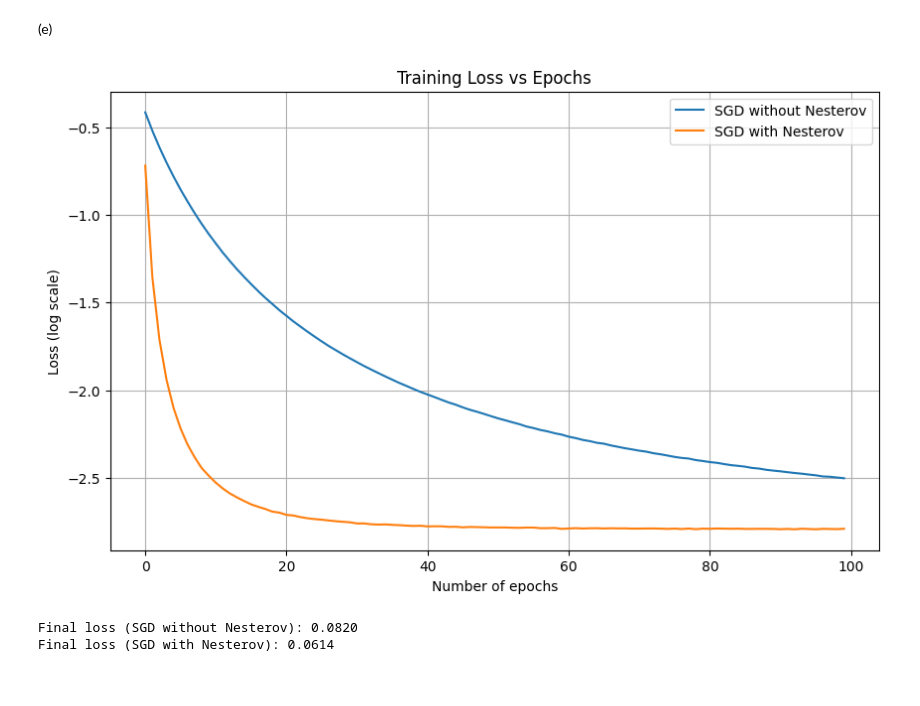
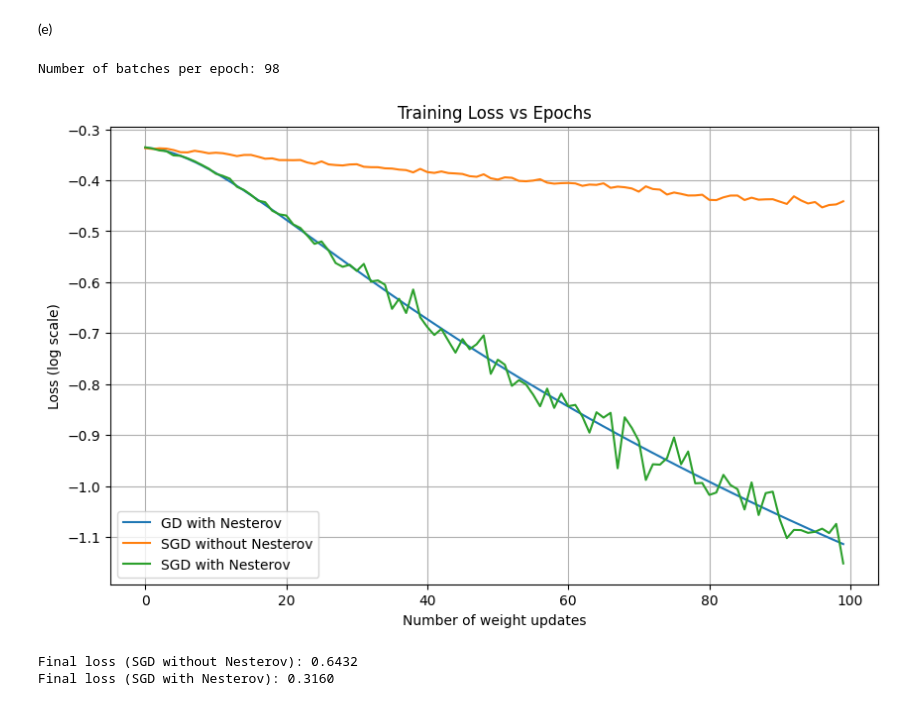
Before and after one commit to jbwenjoy/ESE-5460-Principals-of-Deep-Learning, a Jupyter notebook: hw4/ese546_hw4p2.ipynb, the cells around one changed output. Cells and saved outputs as stored; diff of their text form; code cells hidden in the pictures.

```diff
--- a/hw4/ese546_hw4p2.ipynb
+++ b/hw4/ese546_hw4p2.ipynb
@@ -390,10 +517,11 @@ class SGDLogisticRegression:
             self.w0 -= learning_rate * self.dw0
 
 # Training function
-def train_sgd(X, y, model, learning_rate, n_epochs):
+def train_sgd(X, y, model, learning_rate, n_epochs, n_updates=None):
     n_samples = X.shape[0]
     n_batches = n_samples // model.batch_size
     losses = []
+    update_cnt = 0
 
     for epoch in tqdm(range(n_epochs)):
         # Shuffle the data
@@ -404,53 +532,90 @@ def train_sgd(X, y, model, learning_rate, n_epochs):
         epoch_losses = []
 
         for batch_idx in range(n_batches):
+            if n_updates is not None:
+                if update_cnt >= n_updates:
+                    break
+
             X_batch, y_batch = model.get_batch(X_shuffled, y_shuffled, batch_idx)
             loss, _ = model.forward(X_batch, y_batch)
             model.backward(X_batch, y_batch)
             model.step(learning_rate)
             epoch_losses.append(loss)
+            update_cnt += 1
 
-        avg_loss = np.mean(epoch_losses)
-        losses.append(avg_loss)
+            if n_updates is not None:
+                losses.append(loss)
+
+        if n_updates is None:
+            avg_loss = np.mean(epoch_losses)
+            losses.append(avg_loss)
 
     return losses
 # %%
-# Initialize params
+# Standard GD with Nesterov acc, the same as before
 w = w_init.copy()
 w0 = w0_init
 lambda_reg = 0.01
 learning_rate = 1e-3
+n_iterations = 100
+
+m = abs(slope)
+L = 0.9
+kappa = L / abs(slope)  # Using the slope from previous part
+momentum = L  # This should be between 0.75-0.95
+
+model_nesterov = NesterovLogisticRegression(w, w0, lambda_reg, momentum)
+
+losses_nesterov = []
+errors_nesterov = []
+
+# Training loop with Nesterov acceleration
+for i in tqdm(range(n_iterations)):
+    loss, error = model_nesterov.forward(X_train, y_train)
+    losses_nesterov.append(loss)
+    errors_nesterov.append(error)
+    model_nesterov.backward()
+    model_nesterov.step(learning_rate)
+    model_nesterov.zero_grad()
+
+# SGD
+w = w_init.copy()
+w0 = w0_init
 n_epochs = 100
 batch_size = 128
+n_samples = X_train.shape[0]
+n_batches_per_epoch = n_samples // batch_size
+print(f"Number of batches per epoch: {n_batches_per_epoch}")
 
-# SGD without Nesterov
+# Without Nesterov
 model_sgd = SGDLogisticRegression(w.copy(), w0, lambda_reg, batch_size, use_nesterov=False)
-losses_sgd = train_sgd(X_train, y_train, model_sgd, learning_rate, n_epochs)
+losses_sgd = train_sgd(X_train, y_train, model_sgd, learning_rate, n_epochs, 100)
 
-# SGD with Nesterov
+# With Nesterov
 model_sgd_nesterov = SGDLogisticRegression(w.copy(), w0, lambda_reg, batch_size, use_nesterov=True)
-losses_sgd_nesterov = train_sgd(X_train, y_train, model_sgd_nesterov, learning_rate, n_epochs)
+losses_sgd_nesterov = train_sgd(X_train, y_train, model_sgd_nesterov, learning_rate, n_epochs, 100)
 
 # Results
 plt.figure(figsize=(10, 6))
 updates = np.arange(len(losses_sgd))
-
+plt.plot(updates, np.log(losses_nesterov), label='GD with Nesterov')
 plt.plot(updates, np.log(losses_sgd), label='SGD without Nesterov')
 plt.plot(updates, np.log(losses_sgd_nesterov), label='SGD with Nesterov')
-plt.xlabel('Number of epochs')
+plt.xlabel('Number of weight updates')
 plt.ylabel('Loss (log scale)')
 plt.title('Training Loss vs Epochs')
 plt.grid(True)
 plt.legend()
 plt.show()
 
 # Print final losses
 print(f"Final loss (SGD without Nesterov): {losses_sgd[-1]:.4f}")
 print(f"Final loss (SGD with Nesterov): {losses_sgd_nesterov[-1]:.4f}")
 # %% [output]
+Number of batches per epoch: 98
-[figure, old version]
+[figure, new version]
-Final loss (SGD without Nesterov): 0.0820
-Final loss (SGD with Nesterov): 0.0614
+Final loss (SGD without Nesterov): 0.6432
+Final loss (SGD with Nesterov): 0.3160
 # %%
 # Try different batch sizes
 batch_sizes = [8, 64, 128]
```
Also changed, not shown: parts of 5 cells of this notebook, 3 other files.
